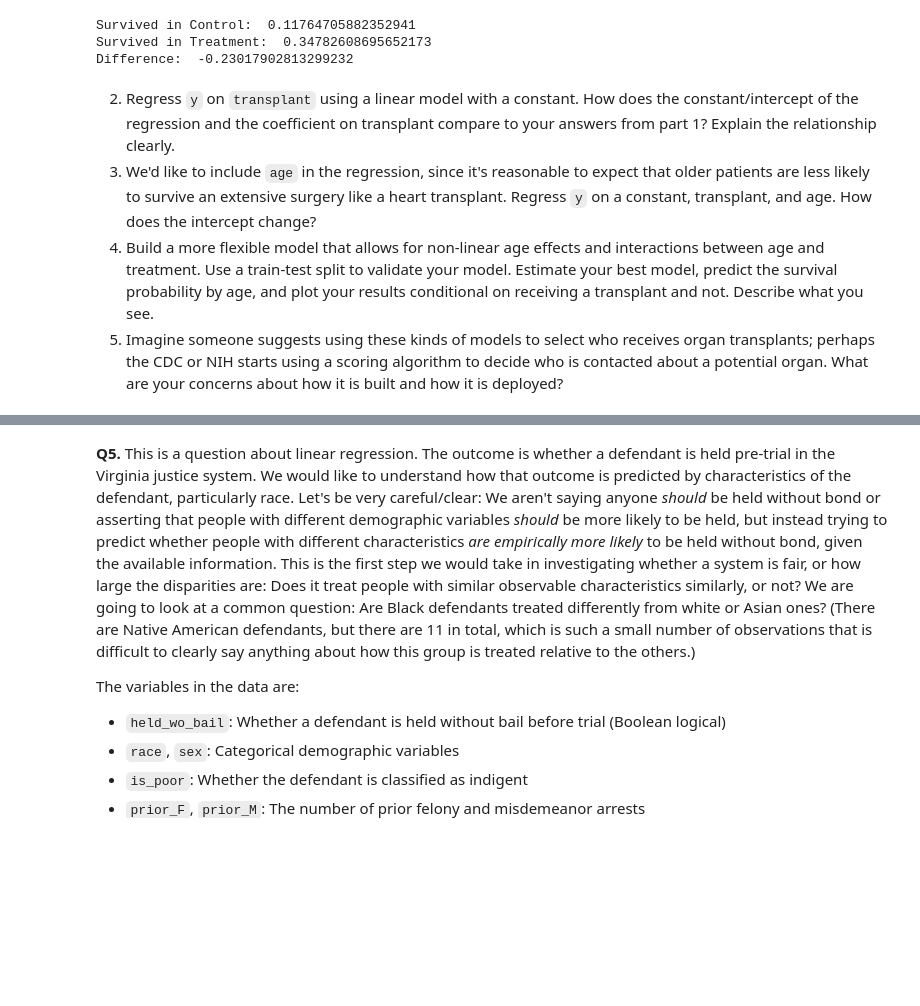
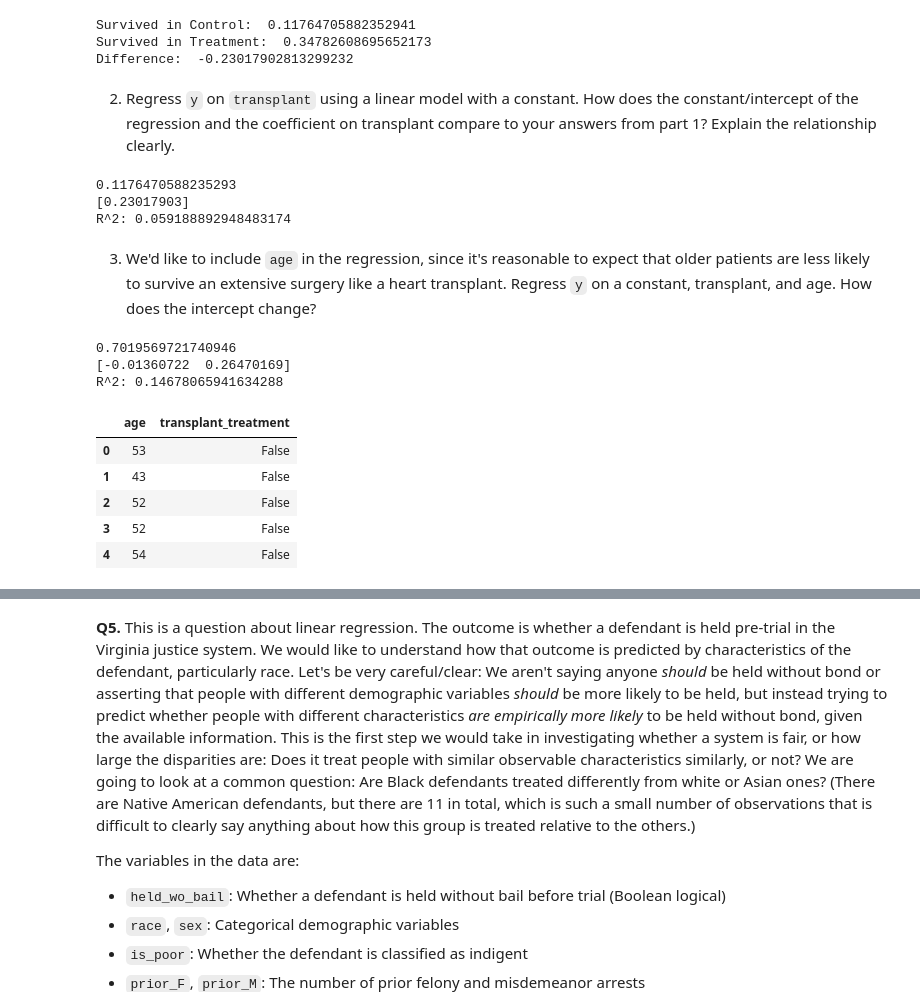
Before and after one commit to nylaup/linearModels, a Jupyter notebook: assignment/assignment.ipynb, the cells around one changed output, grey strips where cells are left out. Drawn from its saved outputs; the diff is of its cells as text; code cells hidden in the pictures; blank space fills up the shorter version.

```diff
--- a/assignment/assignment.ipynb
+++ b/assignment/assignment.ipynb
@@ -251,8 +251,47 @@ Survived in Treatment:  0.34782608695652173
 Difference:  -0.23017902813299232
 # %% [markdown]
 2. Regress `y` on `transplant` using a linear model with a constant. How does the constant/intercept of the regression and the coefficient on transplant compare to your answers from part 1? Explain the relationship clearly.
-3. We'd like to include `age` in the regression, since it's reasonable to expect that older patients are less likely to survive an extensive surgery like a heart transplant. Regress `y` on a constant, transplant, and age. How does the intercept change?
-4. Build a more flexible model that allows for non-linear age effects and interactions between age and treatment. Use a train-test split to validate your model. Estimate your best model, predict the survival probability by age, and plot your results conditional on receiving a transplant and not. Describe what you see.
-5. Imagine someone suggests using these kinds of models to select who receives organ transplants; perhaps the CDC or NIH starts using a scoring algorithm to decide who is contacted about a potential organ. What are your concerns about how it is built and how it is deployed?
 # %%
-C =
+C = heart["transplant"]
+y = heart["y"]
+
+C = pd.get_dummies(C, drop_first=True)
+reg = LinearRegression().fit(C, y)
+print(reg.intercept_)
+print(reg.coef_)
+print("R^2:" , reg.score(C, y))
+#The intercept is the percent who survived in control. It is calculated by finding the average value of people who
+# are in the control group, when 1 means survival, the average value will be the percent that survive.
+#The coefficient is the difference between the two, because Treatment is binary, that x will be 0 when it is the
+# control group and the only number will be the intercept, which is why the intercept is the average value for the
+# control. When it is in the treatment group x will be 1, so in order to get the average survival percent for
+# treatment group you will need to add the coefficient to the average value for the control group, which is why
+# the coefficient is the difference.
+# %% [output]
+0.1176470588235293
+[0.23017903]
+R^2: 0.059188892948483174
+# %% [markdown]
+3. We'd like to include `age` in the regression, since it's reasonable to expect that older patients are less likely to survive an extensive surgery like a heart transplant. Regress `y` on a constant, transplant, and age. How does the intercept change?
+# %%
+C2 = heart.loc[:, ["transplant", "age"]]
+
+C2 = pd.get_dummies(C2, columns=["transplant"], drop_first=True)
+reg2 = LinearRegression().fit(C2, y)
+print(reg2.intercept_)
+print(reg2.coef_)
+print("R^2:" , reg2.score(C2, y))
+C2.head()
+#The intercept is now significantly higher. The age coefficient is negative, so as age increases survival percent
+# decreases. The intercept starts much higher and the overall trend decreases, while in the first model it was
+# positive and increasing from the intercept.
+# %% [output]
+0.7019569721740946
+[-0.01360722  0.26470169]
+R^2: 0.14678065941634288
+|  | age | transplant_treatment |
+| 0 | 53 | False |
+| 1 | 43 | False |
+| 2 | 52 | False |
+| 3 | 52 | False |
+| 4 | 54 | False |
```
Also changed, not shown: parts of 4 cells of this notebook.
